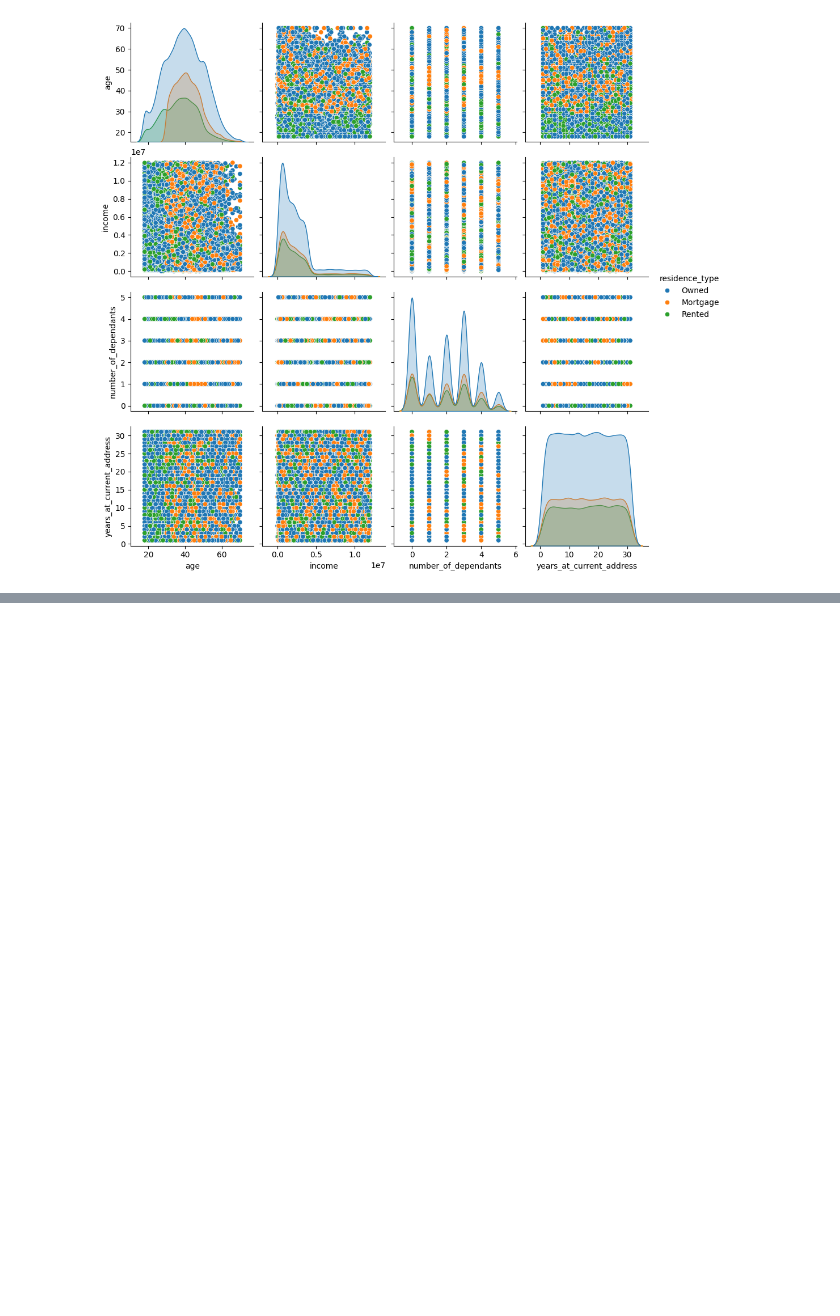
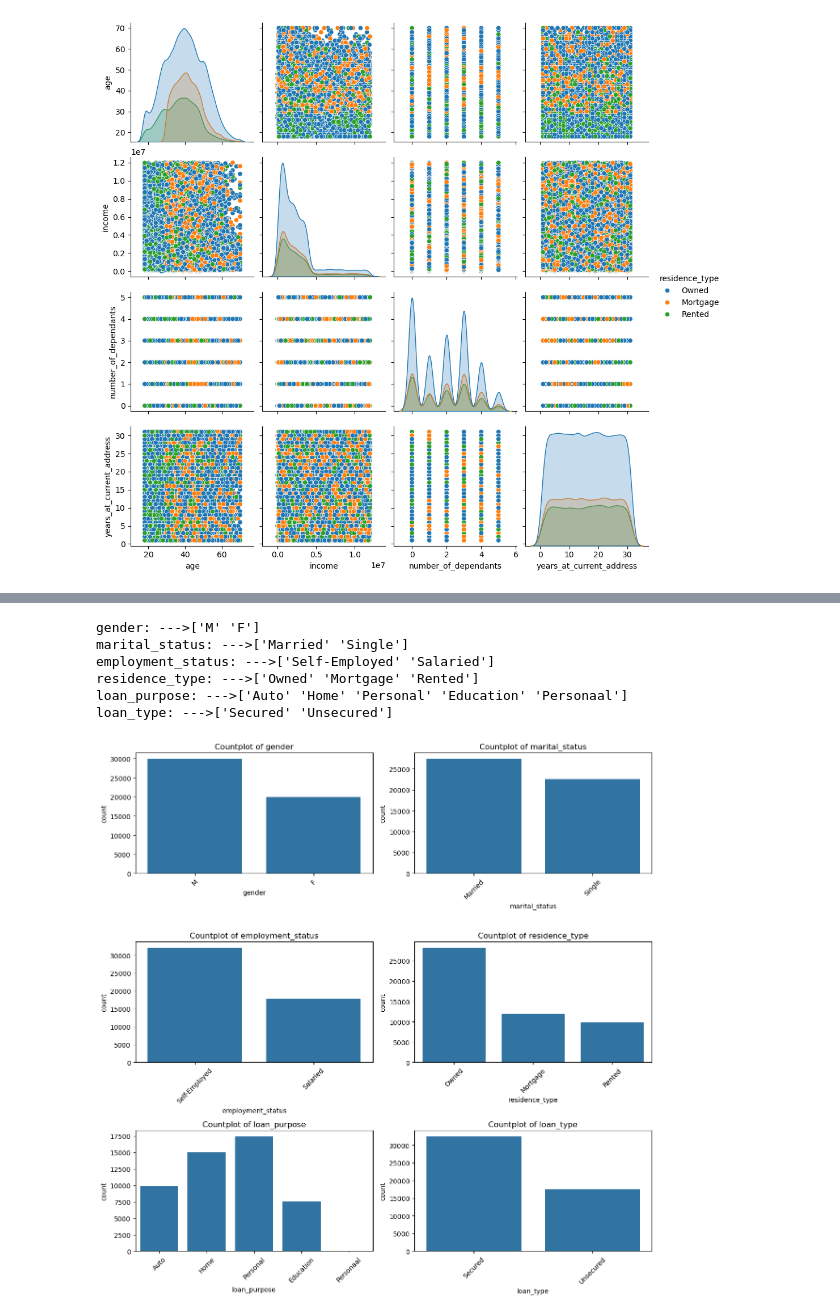
Before and after one commit to JY6299/CR_Modeling_2, a Jupyter notebook: CR_ML_Modeling.ipynb, the cells around one changed output, grey strips where cells are left out. Saved outputs shown, nothing was run; the diff lists cells and outputs as text; code cells hidden in the pictures; blank space fills up the shorter version.

```diff
--- a/CR_ML_Modeling.ipynb
+++ b/CR_ML_Modeling.ipynb
@@ -111,0 +113,38 @@ dtype: int64
+# %%
+df[['disbursal_date','installment_start_dt']] = df[['disbursal_date','installment_start_dt']].apply(pd.to_datetime)
+
+num_var = list(df.select_dtypes(include='int64'))
+char_var = list(df.select_dtypes(include='object'))
+
+char_var.remove('cust_id'),char_var.remove('loan_id')
+
+for feature in char_var:
+    print(f'{feature}: --->{df[feature].unique()}')
+# %% [output]
+gender: --->['M' 'F']
+marital_status: --->['Married' 'Single']
+employment_status: --->['Self-Employed' 'Salaried']
+residence_type: --->['Owned' 'Mortgage' 'Rented']
+loan_purpose: --->['Auto' 'Home' 'Personal' 'Education' 'Personaal']
+loan_type: --->['Secured' 'Unsecured']
+# %%
+# Countplot for each character variable
+n = len(char_var)
+ncol = 2 # 2 subgraphs each row
+nrow = (n+1) // 2 #round up
+
+fig, axes = plt.subplots(nrows=nrow, ncols=ncol, figsize=(12,4*nrow))
+axes = axes.flatten()
+
+for i, feature in enumerate(char_var):
+    sns.countplot(data=df, x=feature, ax=axes[i])
+    axes[i].set_title(f'Countplot of {feature}')
+    axes[i].tick_params(axis='x',rotation=45)
+
+for j in range(i + 1, len(axes)):
+    axes[j].axis('off')
+
+plt.tight_layout()
+plt.show()
+# %% [output]
+[figure, added]
```
Also changed, not shown: parts of 10 cells of this notebook.
